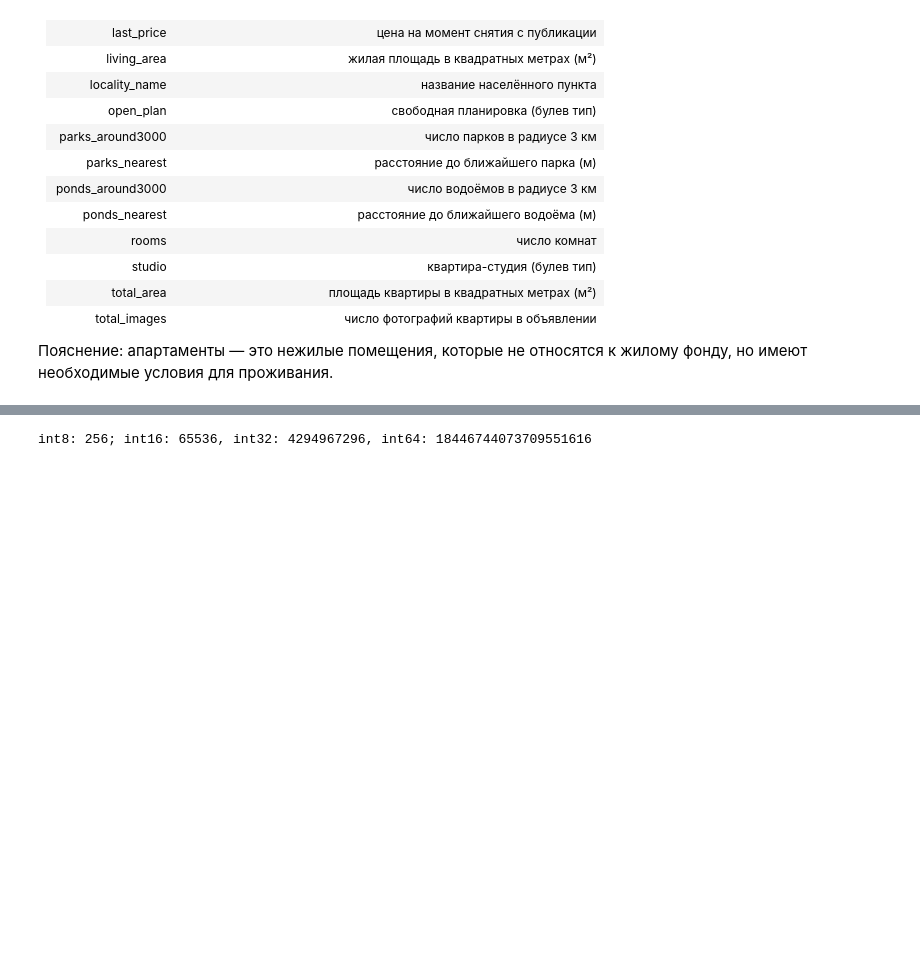
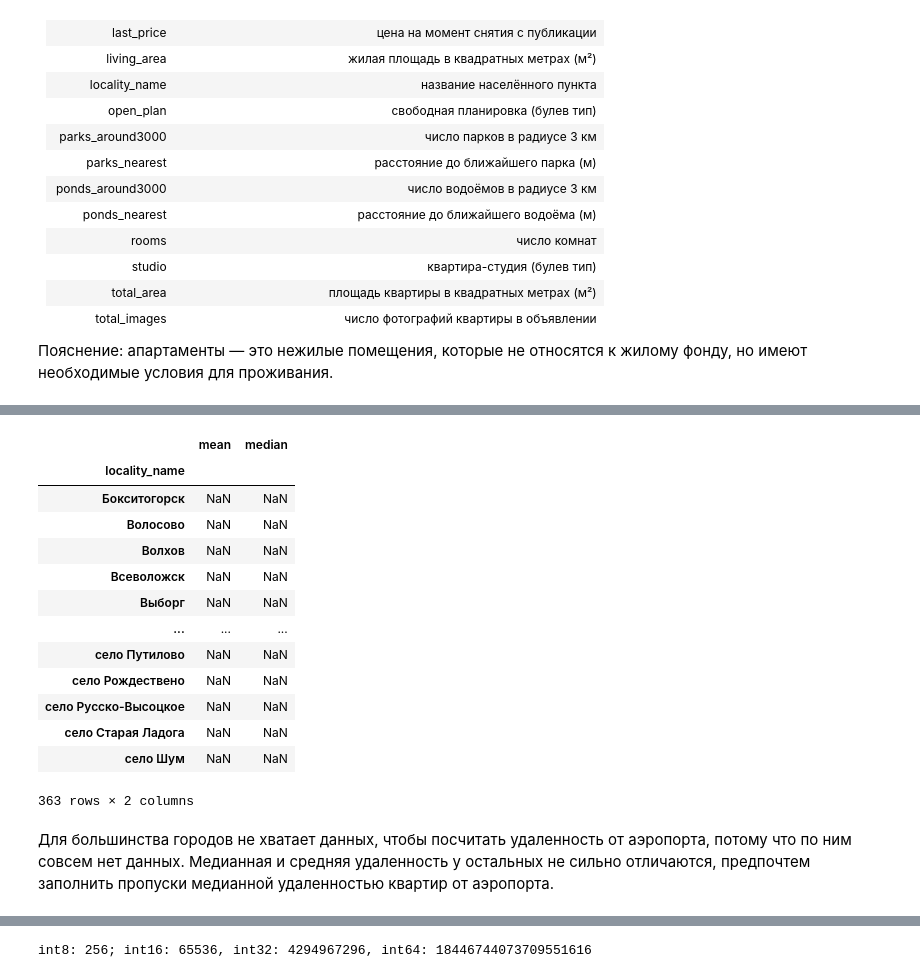
Before and after one commit to versus666jzx/practicum_ds, a Jupyter notebook: market_value_of_real_estate_research/notebooks/market_price.ipynb, the cells around one changed output, grey strips where cells are left out. Drawn from its saved outputs; the diff is of its cells as text; code cells hidden in the pictures; blank space fills up the shorter version.

```diff
--- a/market_value_of_real_estate_research/notebooks/market_price.ipynb
+++ b/market_value_of_real_estate_research/notebooks/market_price.ipynb
@@ -56,6 +56,8 @@ lemm = Mystem().lemmatize # создаем объект лемматизатор
 
 from nltk import SnowballStemmer
 stemm = SnowballStemmer('russian').stem # создаем объект стеммера
+
+pd.options.display.max_columns = None
 # %%
 # загрузим наши данные
 data = pd.read_csv('../data/real_estate_data.csv', sep='\t')
@@ -112,0 +145,20 @@ None
+# %%
+data.query('locality_name != "Санкт-Петербург"').groupby('locality_name')['airports_nearest'].agg(['mean', 'median'])
+# %% [output]
+|  | mean | median |
+| locality_name |  |  |
+| Бокситогорск | NaN | NaN |
+| Волосово | NaN | NaN |
+| Волхов | NaN | NaN |
+| Всеволожск | NaN | NaN |
+| Выборг | NaN | NaN |
+| ... | ... | ... |
+| село Путилово | NaN | NaN |
+| село Рождествено | NaN | NaN |
+| село Русско-Высоцкое | NaN | NaN |
+| село Старая Ладога | NaN | NaN |
+| село Шум | NaN | NaN |
+363 rows × 2 columns
+# %% [markdown]
+Для большинства городов не хватает данных, чтобы посчитать удаленность от аэропорта, потому что по ним совсем нет данных.
+Медианная и средняя удаленность у остальных не сильно отличаются, предпочтем заполнить пропуски медианной удаленностью квартир от аэропорта.
```
Also changed, not shown: parts of 23 cells of this notebook, 1 other file.
